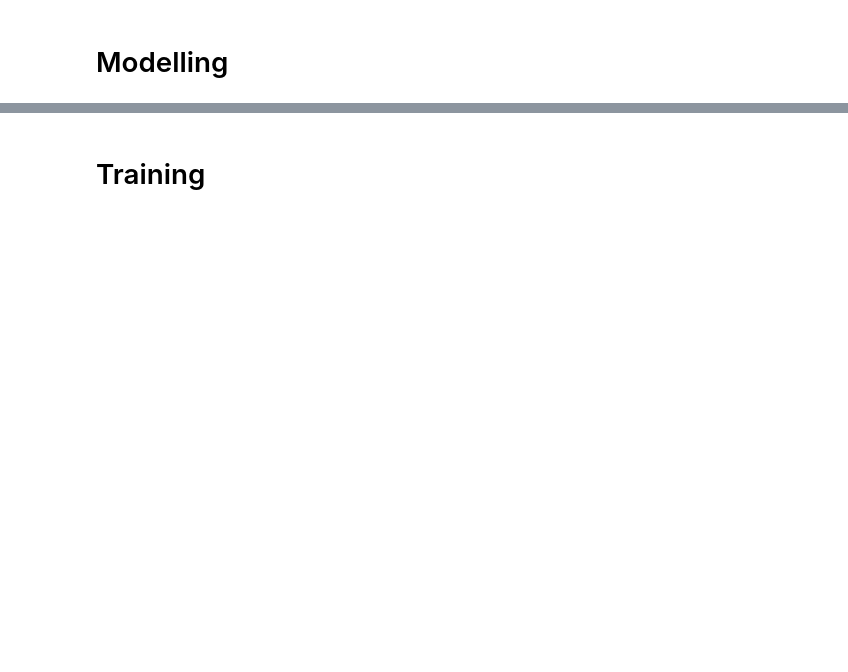
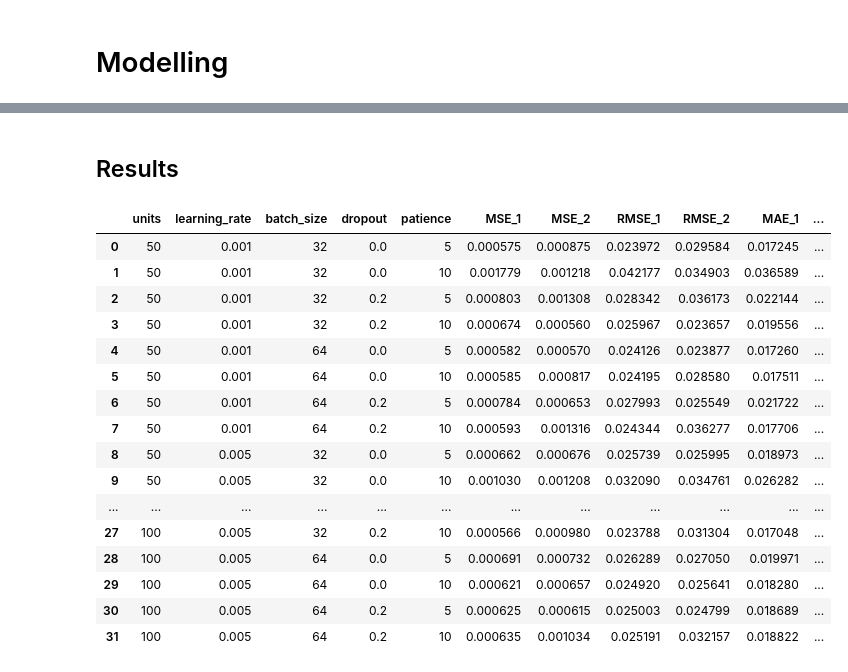
Before and after one commit to NichBry25/BitcoinPricePrediction, a Jupyter notebook: BTCForecasting_LSTM.ipynb, the cells around one changed output, grey strips where cells are left out. Cells and saved outputs as stored; diff of their text form; code cells hidden in the pictures; blank space fills up the shorter version.

```diff
--- a/BTCForecasting_LSTM.ipynb
+++ b/BTCForecasting_LSTM.ipynb
@@ -147,5 +179,3 @@ def build_lstm(input_shape):
   )
 
   return model
-# %%
-model_1 = build_lstm(X_train_1.shape[1:])
@@ -174,2 +181,0 @@ Model: "sequential"
-# %%
-model_2 = build_lstm(X_train_2.shape[1:])
@@ -197,0 +182,2 @@ Model: "sequential_1"
+# %%
+results = []
@@ -198,2 +275,24 @@ Model: "sequential_1"
 # %% [markdown]
-# Training
+## Results
+# %%
+results_df = pd.DataFrame(results)
+# %%
+results_df
+# %% [output]
+|  | units | learning_rate | batch_size | dropout | patience | MSE_1 | MSE_2 | RMSE_1 | RMSE_2 | MAE_1 | ... |
+| 0 | 50 | 0.001 | 32 | 0.0 | 5 | 0.000575 | 0.000875 | 0.023972 | 0.029584 | 0.017245 | ... |
+| 1 | 50 | 0.001 | 32 | 0.0 | 10 | 0.001779 | 0.001218 | 0.042177 | 0.034903 | 0.036589 | ... |
+| 2 | 50 | 0.001 | 32 | 0.2 | 5 | 0.000803 | 0.001308 | 0.028342 | 0.036173 | 0.022144 | ... |
+| 3 | 50 | 0.001 | 32 | 0.2 | 10 | 0.000674 | 0.000560 | 0.025967 | 0.023657 | 0.019556 | ... |
+| 4 | 50 | 0.001 | 64 | 0.0 | 5 | 0.000582 | 0.000570 | 0.024126 | 0.023877 | 0.017260 | ... |
+| 5 | 50 | 0.001 | 64 | 0.0 | 10 | 0.000585 | 0.000817 | 0.024195 | 0.028580 | 0.017511 | ... |
+| 6 | 50 | 0.001 | 64 | 0.2 | 5 | 0.000784 | 0.000653 | 0.027993 | 0.025549 | 0.021722 | ... |
+| 7 | 50 | 0.001 | 64 | 0.2 | 10 | 0.000593 | 0.001316 | 0.024344 | 0.036277 | 0.017706 | ... |
+| 8 | 50 | 0.005 | 32 | 0.0 | 5 | 0.000662 | 0.000676 | 0.025739 | 0.025995 | 0.018973 | ... |
+| 9 | 50 | 0.005 | 32 | 0.0 | 10 | 0.001030 | 0.001208 | 0.032090 | 0.034761 | 0.026282 | ... |
+| ... | ... | ... | ... | ... | ... | ... | ... | ... | ... | ... | ... |
+| 27 | 100 | 0.005 | 32 | 0.2 | 10 | 0.000566 | 0.000980 | 0.023788 | 0.031304 | 0.017048 | ... |
+| 28 | 100 | 0.005 | 64 | 0.0 | 5 | 0.000691 | 0.000732 | 0.026289 | 0.027050 | 0.019971 | ... |
+| 29 | 100 | 0.005 | 64 | 0.0 | 10 | 0.000621 | 0.000657 | 0.024920 | 0.025641 | 0.018280 | ... |
+| 30 | 100 | 0.005 | 64 | 0.2 | 5 | 0.000625 | 0.000615 | 0.025003 | 0.024799 | 0.018689 | ... |
+| 31 | 100 | 0.005 | 64 | 0.2 | 10 | 0.000635 | 0.001034 | 0.025191 | 0.032157 | 0.018822 | ... |
```
Also changed, not shown: parts of 38 cells of this notebook.
